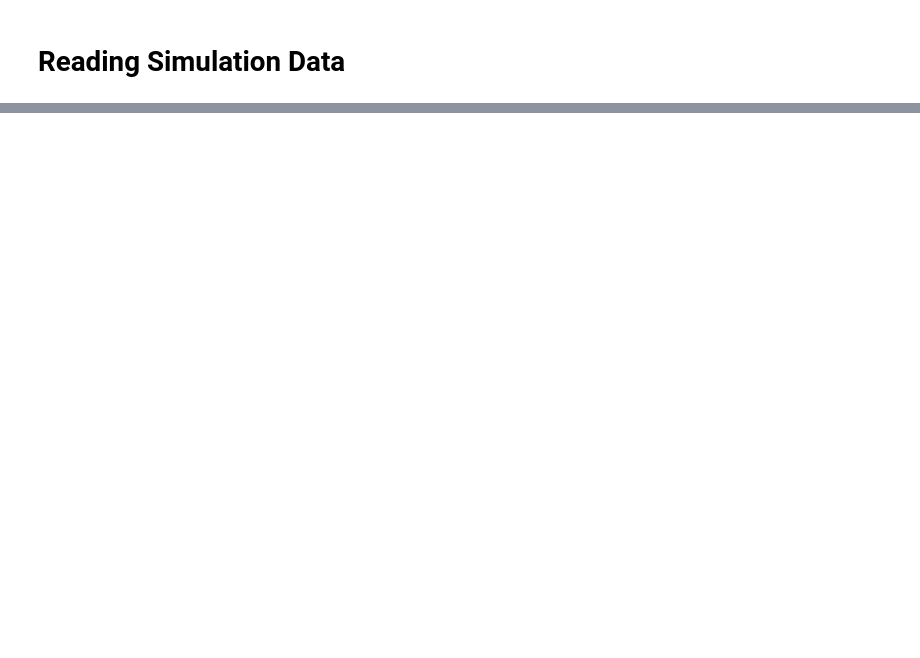
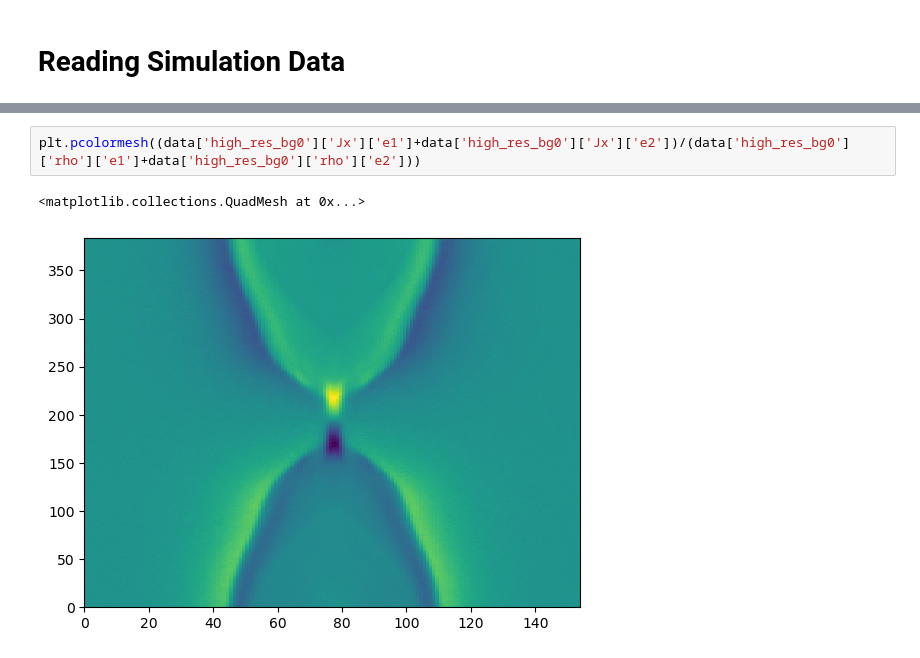
Before and after one commit to georgemilosh/closure, a Jupyter notebook: examples/read_PIC.ipynb, the cells around one changed output, grey strips where cells are left out. Cells and saved outputs as stored; diff of their text form; blank space fills up the shorter version.

```diff
--- a/examples/read_PIC.ipynb
+++ b/examples/read_PIC.ipynb
@@ -60,0 +52,5 @@ INFO:read_pic:loading Ppar and Pperp
+# %%
+plt.pcolormesh((data['high_res_bg0']['Jx']['e1']+data['high_res_bg0']['Jx']['e2'])/(data['high_res_bg0']['rho']['e1']+data['high_res_bg0']['rho']['e2']))
+# %% [output]
+<matplotlib.collections.QuadMesh at 0x...>
+[figure, added]
```
Also changed, not shown: parts of 17 cells of this notebook, 5 other files.
